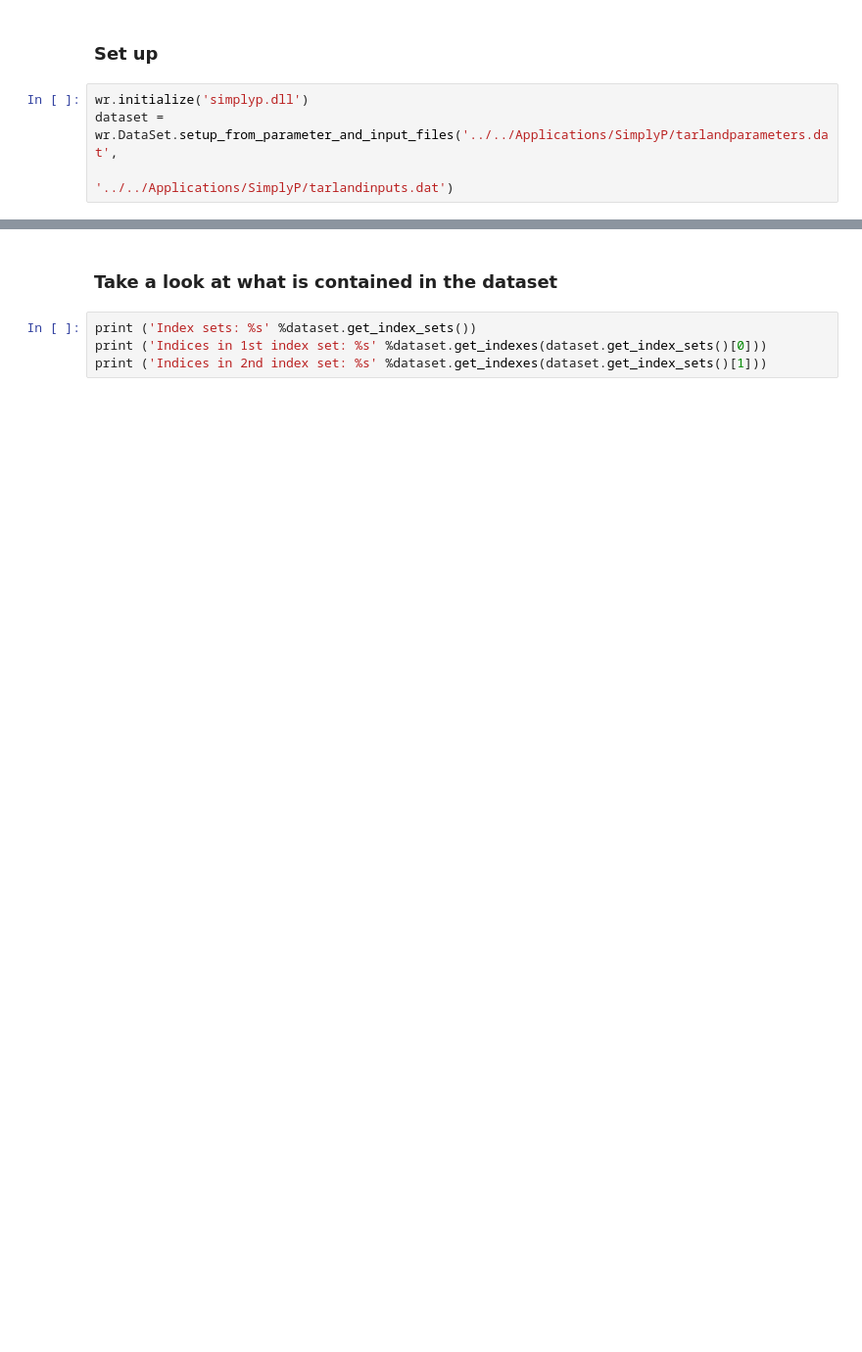
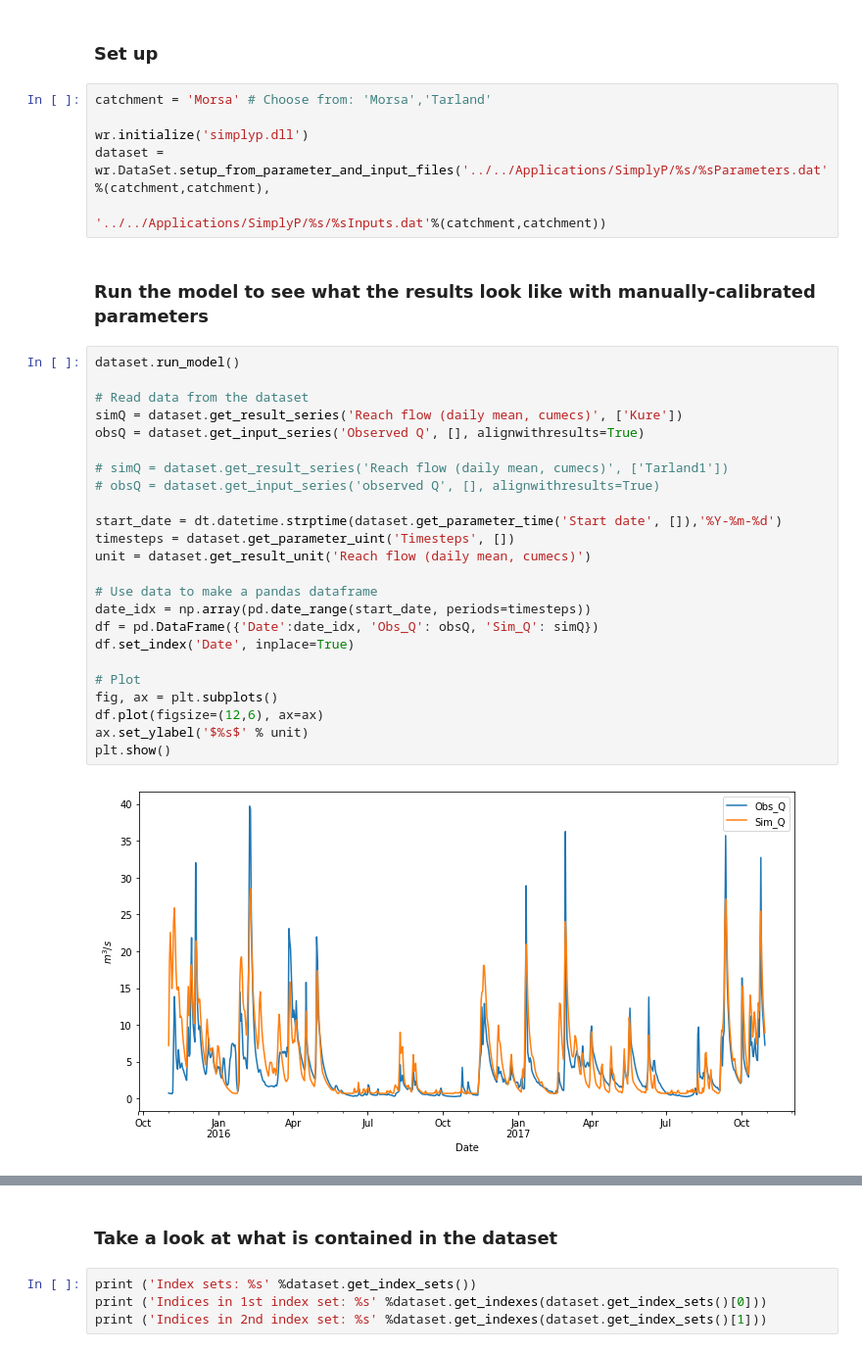
Before and after one commit to Maginor/INCABuilder, a Jupyter notebook: PythonWrapper/SimplyP/SimplyP_optimizerExample.ipynb, the cells around one changed output, grey strips where cells are left out. Shown at 98% size. Drawn from its saved outputs; the diff is of its cells as text; blank space fills up the shorter version.

Commit message:
Update to SimplyP Morsa input data and associated python scripts
Replaced simplyp_emcee.py with Magnus' latest version from GitHub (my changes saved locally)

```diff
--- a/PythonWrapper/SimplyP/SimplyP_optimizerExample.ipynb
+++ b/PythonWrapper/SimplyP/SimplyP_optimizerExample.ipynb
@@ -10,6 +13,36 @@ cf = imp.load_source('inca_calibration', optimize_funs_fpath)
 # %% [markdown]
 ### Set up
 # %%
+catchment = 'Morsa' # Choose from: 'Morsa','Tarland'
+
 wr.initialize('simplyp.dll')
-dataset = wr.DataSet.setup_from_parameter_and_input_files('../../Applications/SimplyP/tarlandparameters.dat',
-                                                            '../../Applications/SimplyP/tarlandinputs.dat')
+dataset = wr.DataSet.setup_from_parameter_and_input_files('../../Applications/SimplyP/%s/%sParameters.dat'%(catchment,catchment),
+                                                            '../../Applications/SimplyP/%s/%sInputs.dat'%(catchment,catchment))
+# %% [markdown]
+### Run the model to see what the results look like with manually-calibrated parameters
+# %%
+dataset.run_model()
+
+# Read data from the dataset
+simQ = dataset.get_result_series('Reach flow (daily mean, cumecs)', ['Kure'])
+obsQ = dataset.get_input_series('Observed Q', [], alignwithresults=True)
+
+# simQ = dataset.get_result_series('Reach flow (daily mean, cumecs)', ['Tarland1'])
+# obsQ = dataset.get_input_series('observed Q', [], alignwithresults=True)
+
+start_date = dt.datetime.strptime(dataset.get_parameter_time('Start date', []),'%Y-%m-%d')
+timesteps = dataset.get_parameter_uint('Timesteps', [])
+unit = dataset.get_result_unit('Reach flow (daily mean, cumecs)')
+
+# Use data to make a pandas dataframe
+date_idx = np.array(pd.date_range(start_date, periods=timesteps))
+df = pd.DataFrame({'Date':date_idx, 'Obs_Q': obsQ, 'Sim_Q': simQ})
+df.set_index('Date', inplace=True)
+
+# Plot
+fig, ax = plt.subplots()
+df.plot(figsize=(12,6), ax=ax)
+ax.set_ylabel('$%s$' % unit)
+plt.show()
+# %% [output]
+[figure, added]
```
Also changed, not shown: parts of 23 cells of this notebook, 7 other files.
